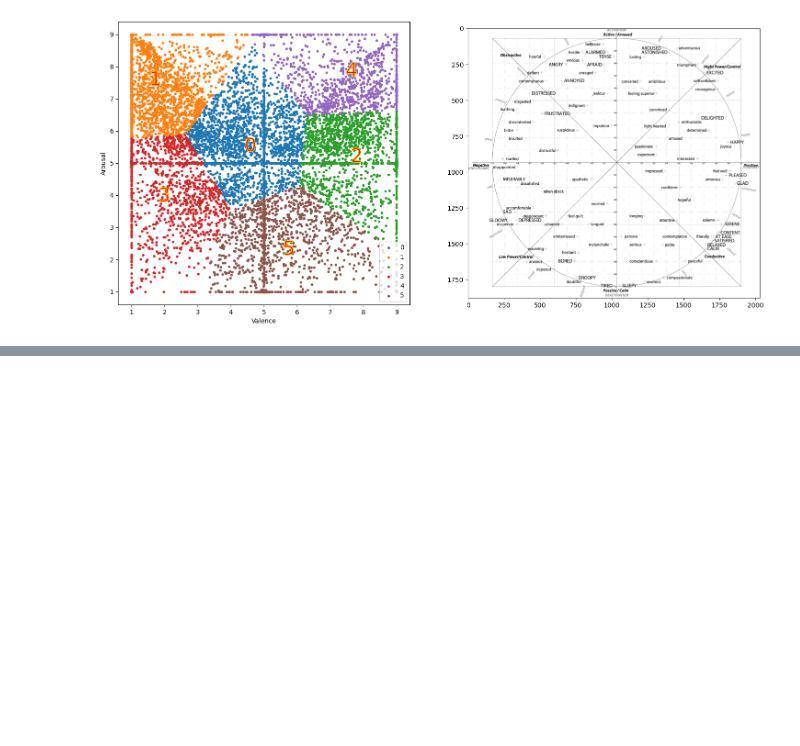
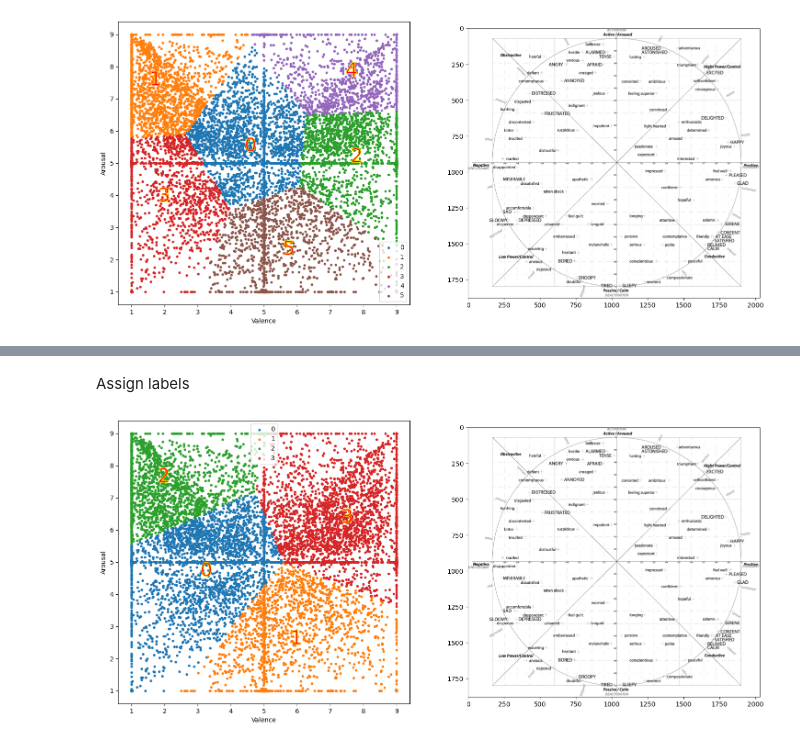
Before and after one commit to wojciklukasz/UJ_Magisterka, a Jupyter notebook: code/dataset/clustering.ipynb, the cells around one changed output, grey strips where cells are left out. Saved outputs shown, nothing was run; the diff lists cells and outputs as text; code cells hidden in the pictures; blank space fills up the shorter version.

```diff
--- a/code/dataset/clustering.ipynb
+++ b/code/dataset/clustering.ipynb
@@ -147,0 +166,2 @@ data.to_csv('labeled_6_combined_dataset.csv')
+# %%
+data = pd.read_csv('combined_dataset.csv')
@@ -147,0 +170,26 @@ data.to_csv('labeled_6_combined_dataset.csv')
+# %%
+kmeans = KMeans(n_clusters=4, init='k-means++', algorithm='lloyd', n_init=10, max_iter=300, random_state=0)
+fit = kmeans.fit(cords)
+
+centroids = fit.cluster_centers_
+labels = fit.labels_
+unique_labels = np.unique(fit.labels_)
+
+data['LABEL'] = labels
+# %% [markdown]
+Assign labels
+# %%
+fig, ax = plt.subplots(1, 2, figsize=[18, 8])
+
+for label in unique_labels:
+    ax[0].scatter(data[data['LABEL'] == label]['ANS_VALENCE'], data[data['LABEL'] == label]['ANS_AROUSAL'], label=label, marker='.')
+    ax[0].scatter(centroids[label][0], centroids[label][1], marker=f'${label}$', s=500, c=['red'], edgecolors=['gold'])
+
+ax[0].set(xlabel='Valence', ylabel='Arousal')
+ax[0].legend()
+# https://link.springer.com/article/10.1007/s11263-019-01158-4
+image = plt.imread('emotion_wheel.webp')
+ax[1].imshow(image)
+plt.show()
+# %% [output]
+[figure, added]
```
Also changed, not shown: parts of 28 cells of this notebook.
